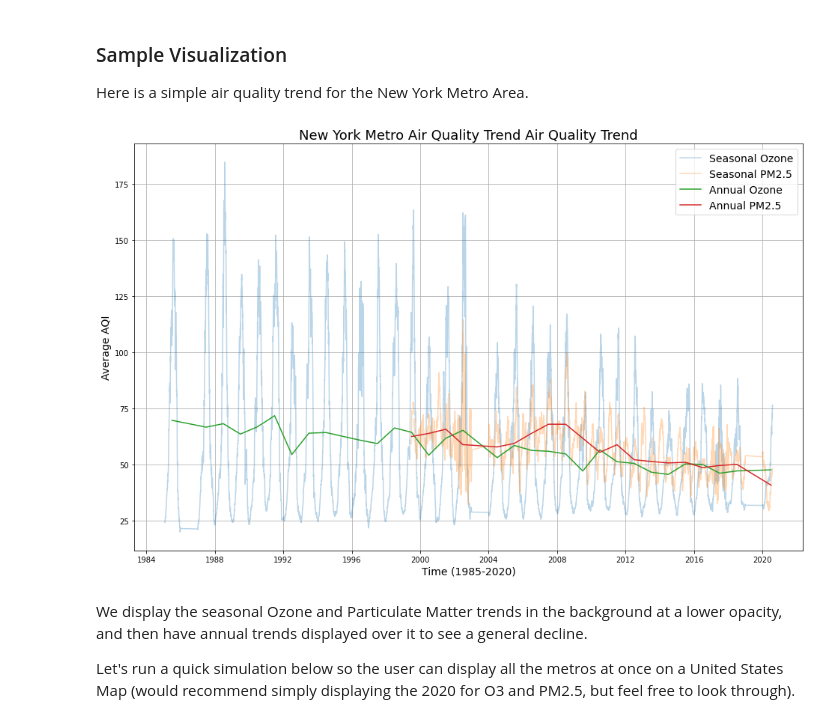
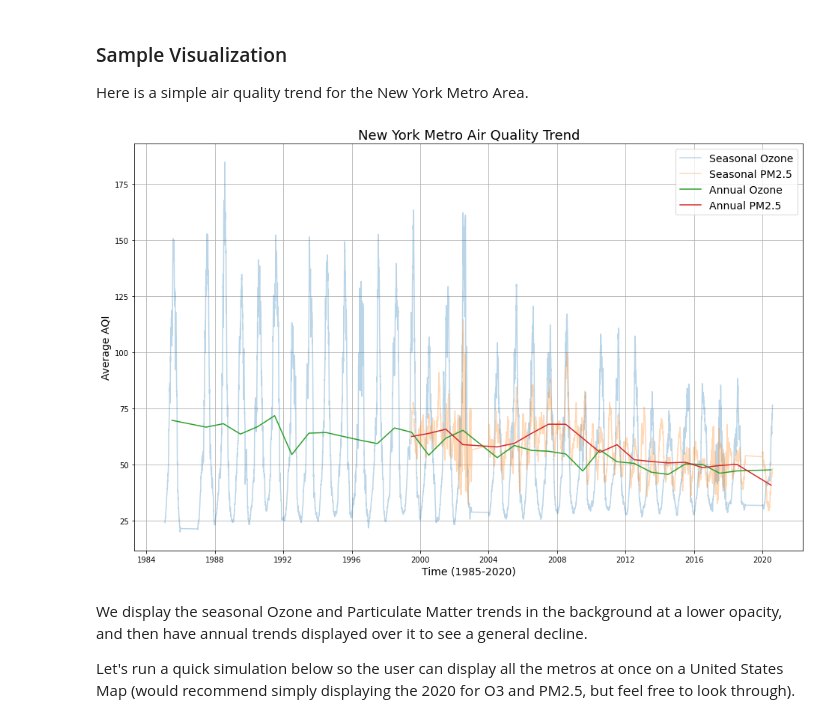
Before and after one commit to shaheermaslam02/airpollution, a Jupyter notebook: Notebooks/data-analysis.ipynb, the cells around one changed output. Saved outputs shown, nothing was run; the diff lists cells and outputs as text; code cells hidden in the pictures.

```diff
--- a/Notebooks/data-analysis.ipynb
+++ b/Notebooks/data-analysis.ipynb
@@ -19,9 +19,9 @@ Here we simply run another notebook that contains all of the functions we will b
 
 Here is a simple air quality trend for the New York Metro Area.
 # %%
-aqi_plot(ny_nj_pa, ny_nj_pa_annual, 'New York Metro Air Quality Trend')
+aqi_plot(ny_nj_pa, ny_nj_pa_annual, 'New York Metro')
 # %% [output]
-[figure, old version]
+[figure, new version]
 # %% [markdown]
 We display the seasonal Ozone and Particulate Matter trends in the background at a lower opacity, and then have annual trends displayed over it to see a general decline.
 
```
Also changed, not shown: parts of 3 cells of this notebook, 6 other files.
